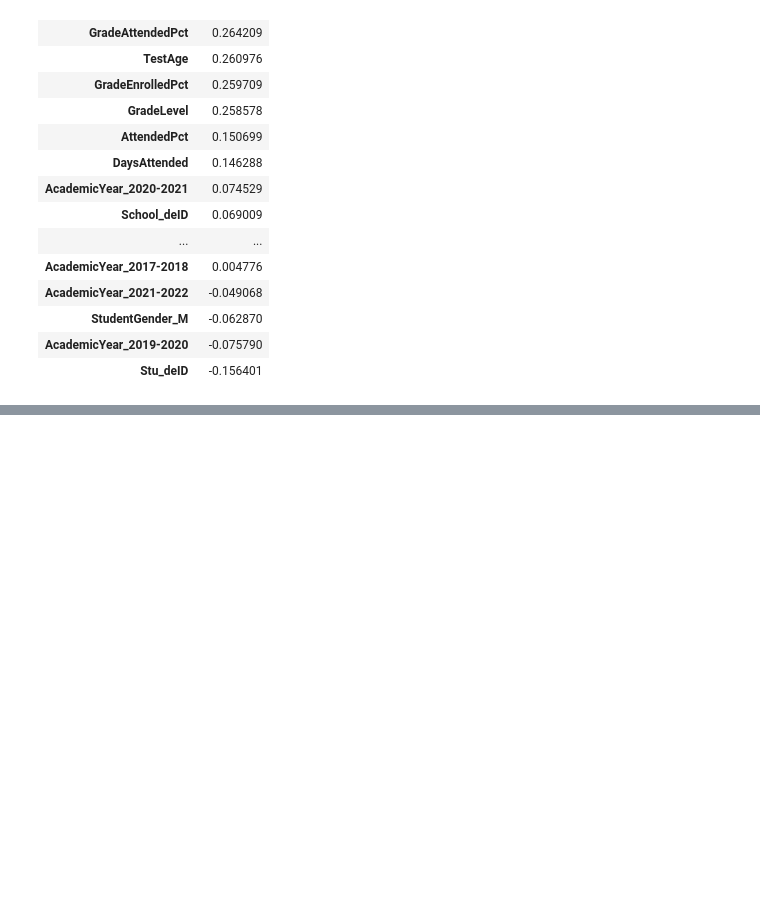
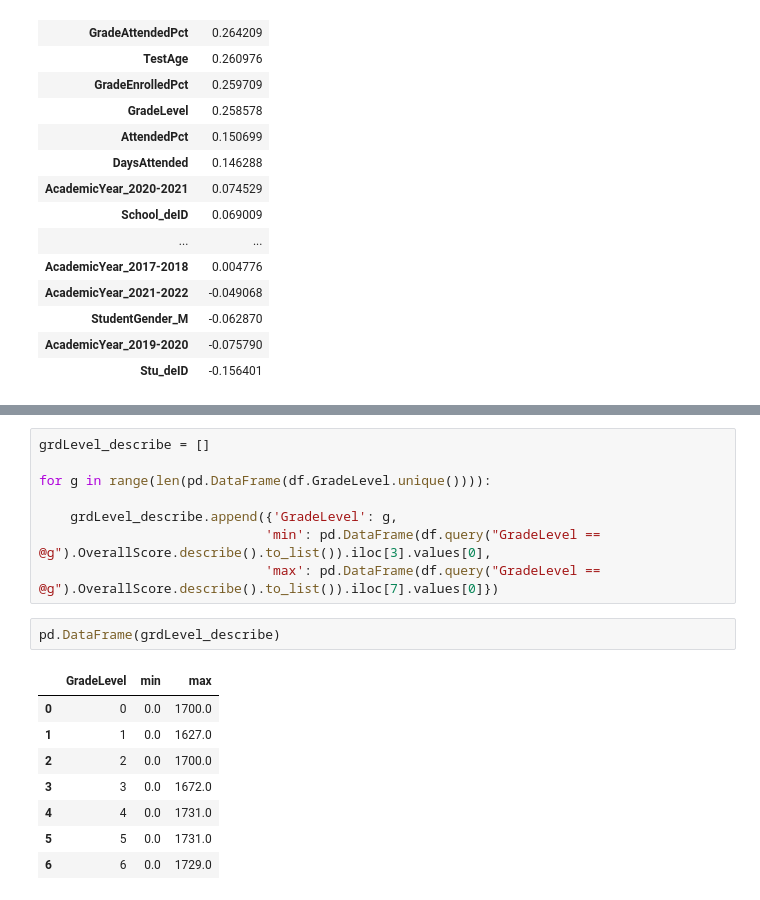
Before and after one commit to Oscar-Gil-Data/ADS-599B, a Jupyter notebook: Code Library Folder/2_EDA.ipynb, the cells around one changed output, grey strips where cells are left out. Cells and saved outputs as stored; diff of their text form; blank space fills up the shorter version.

```diff
--- a/Code Library Folder/2_EDA.ipynb
+++ b/Code Library Folder/2_EDA.ipynb
@@ -153,0 +191,19 @@ sns.heatmap(pearsoncorr,
+# %%
+grdLevel_describe = []
+
+for g in range(len(pd.DataFrame(df.GradeLevel.unique()))):
+
+    grdLevel_describe.append({'GradeLevel': g,
+                             'min': pd.DataFrame(df.query("GradeLevel == @g").OverallScore.describe().to_list()).iloc[3].values[0],
+                             'max': pd.DataFrame(df.query("GradeLevel == @g").OverallScore.describe().to_list()).iloc[7].values[0]})
+# %%
+pd.DataFrame(grdLevel_describe)
+# %% [output]
+|  | GradeLevel | min | max |
+| 0 | 0 | 0.0 | 1700.0 |
+| 1 | 1 | 0.0 | 1627.0 |
+| 2 | 2 | 0.0 | 1700.0 |
+| 3 | 3 | 0.0 | 1672.0 |
+| 4 | 4 | 0.0 | 1731.0 |
+| 5 | 5 | 0.0 | 1731.0 |
+| 6 | 6 | 0.0 | 1729.0 |
```
Also changed, not shown: parts of 13 cells of this notebook, 1 other file.
